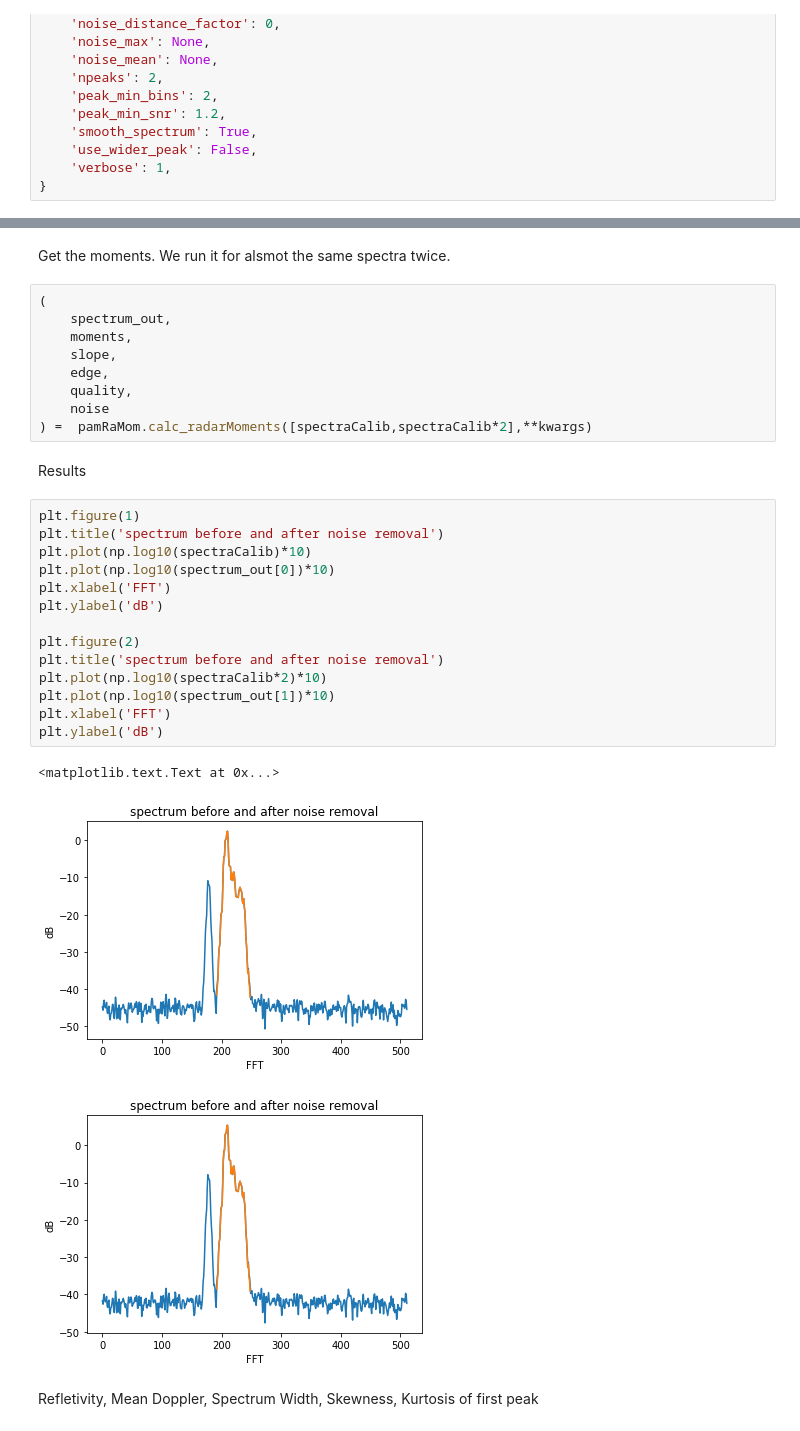
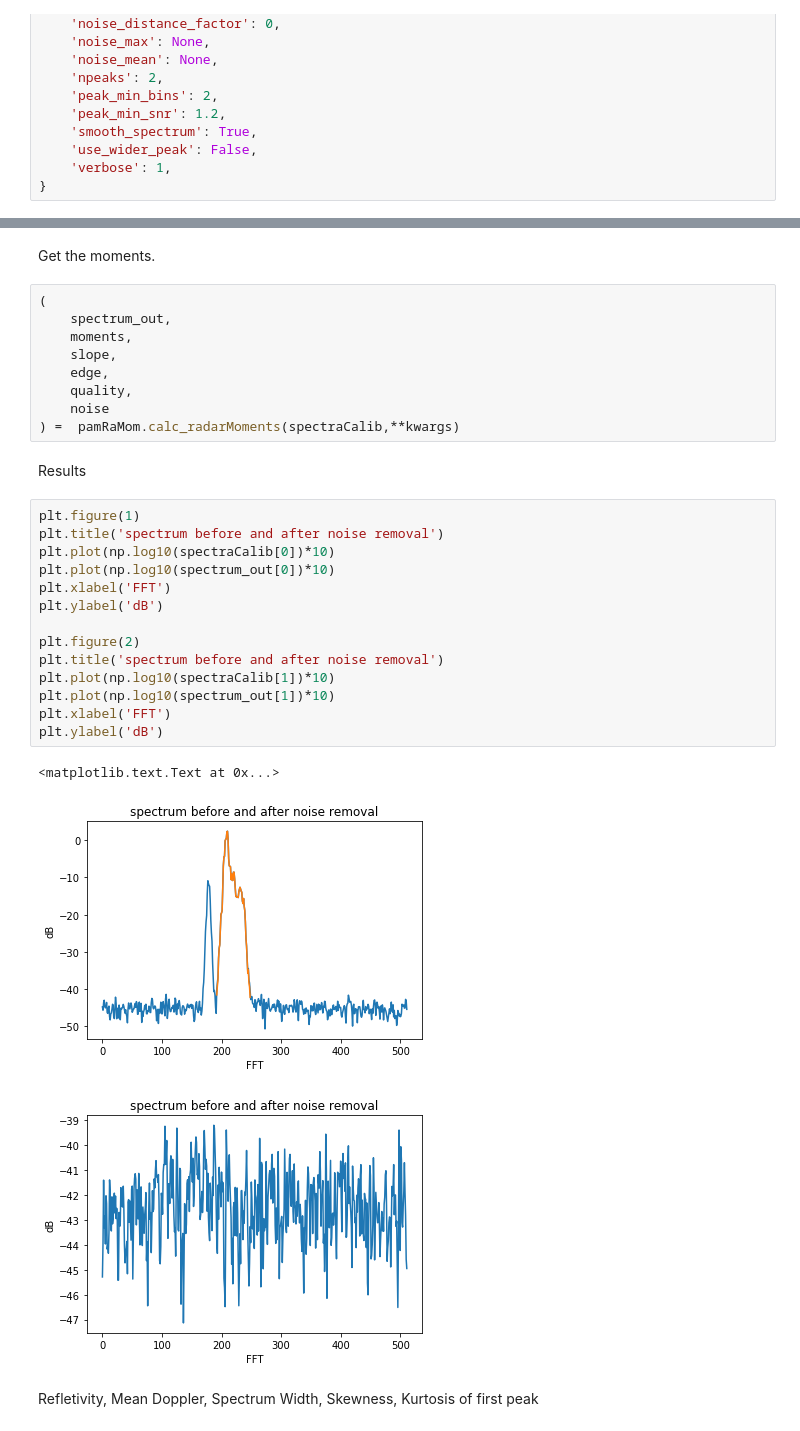
Before and after one commit to maahn/pamRaMom, a Jupyter notebook: examples/simpleExample.ipynb, the cells around one changed output, grey strips where cells are left out. Saved outputs shown, nothing was run; the diff lists cells and outputs as text.

```diff
--- a/examples/simpleExample.ipynb
+++ b/examples/simpleExample.ipynb
@@ -31,5 +33,5 @@ spectraCalib = np.array([
-# %% [markdown]
-Get the moments. We run it for alsmot the same spectra twice.
+# %% [markdown]
+Get the moments.
 # %%
 (
     spectrum_out,
@@ -38,27 +40,27 @@ Get the moments. We run it for alsmot the same spectra twice.
     edge,
     quality,
     noise
-) =  pamRaMom.calc_radarMoments([spectraCalib,spectraCalib*2],**kwargs)
+) =  pamRaMom.calc_radarMoments(spectraCalib,**kwargs)
 # %% [markdown]
 Results
 # %%
 plt.figure(1)
 plt.title('spectrum before and after noise removal')
-plt.plot(np.log10(spectraCalib)*10)
+plt.plot(np.log10(spectraCalib[0])*10)
 plt.plot(np.log10(spectrum_out[0])*10)
 plt.xlabel('FFT')
 plt.ylabel('dB')
 
 plt.figure(2)
 plt.title('spectrum before and after noise removal')
-plt.plot(np.log10(spectraCalib*2)*10)
+plt.plot(np.log10(spectraCalib[1])*10)
 plt.plot(np.log10(spectrum_out[1])*10)
 plt.xlabel('FFT')
 plt.ylabel('dB')
 # %% [output]
 <matplotlib.text.Text at 0x...>
 [figure]
-[figure, old version]
+[figure, new version]
 # %% [markdown]
 Refletivity, Mean Doppler, Spectrum Width, Skewness, Kurtosis of first peak
 # %%
```
Also changed, not shown: parts of 5 cells of this notebook, 1 other file.
